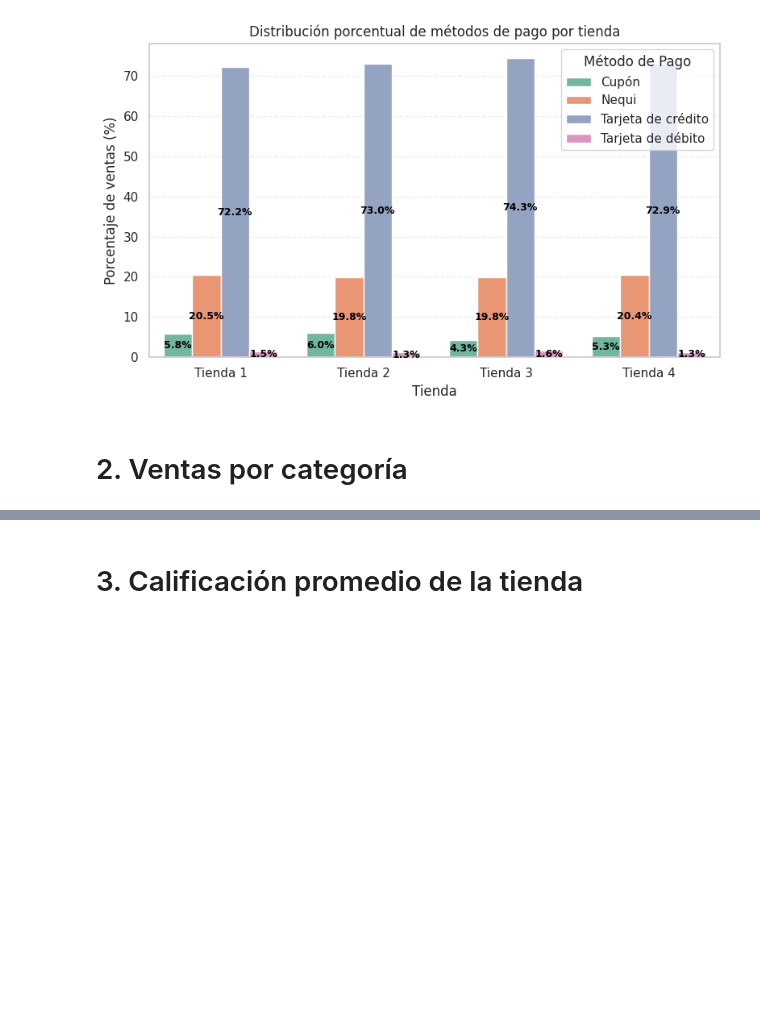
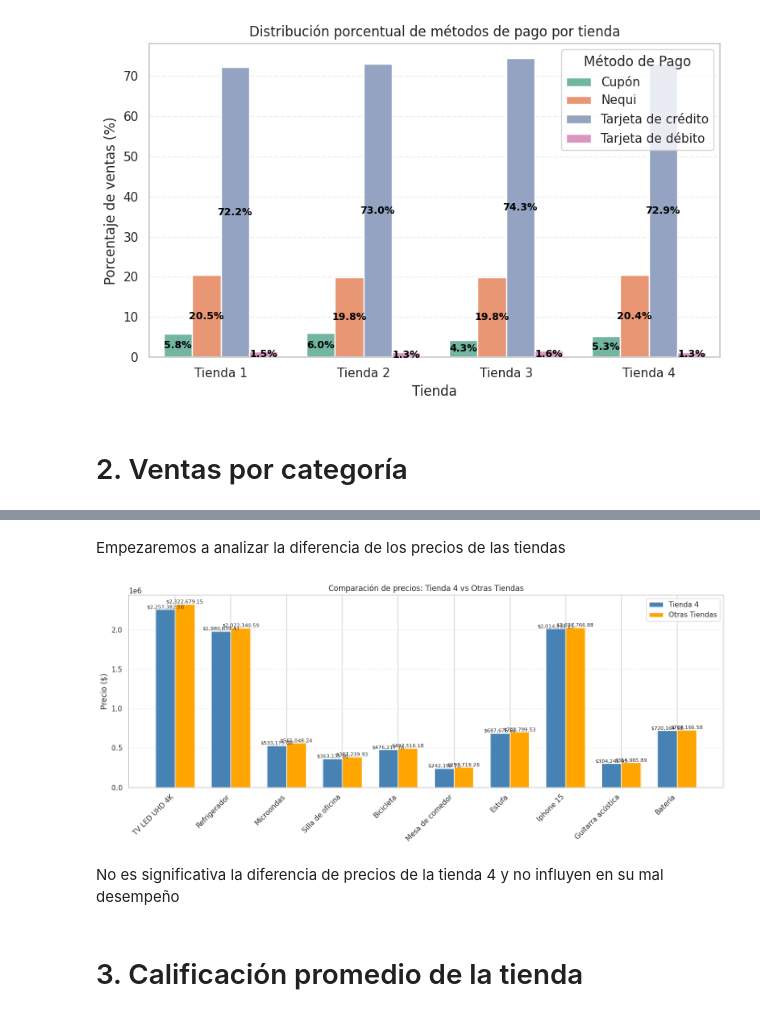
Before and after one commit to david125-cmd/python-data-science-challenge-alura-store, a Jupyter notebook: AluraStoreLatam.ipynb, the cells around one changed output, grey strips where cells are left out. Cells and saved outputs as stored; diff of their text form; code cells hidden in the pictures; blank space fills up the shorter version.

```diff
--- a/AluraStoreLatam.ipynb
+++ b/AluraStoreLatam.ipynb
@@ -213,2 +436,43 @@ plt.show()
+# %% [markdown]
+Empezaremos a analizar la diferencia de los precios de las tiendas
+# %%
+import numpy as np
+#Realizamos una grafica para visualizar mejor la diferencia de precios
+comparacion_t4['Producto'] = comparacion_t4['Producto'].astype(str)
+comparacion_t4['Precio Tienda 4'] = comparacion_t4['Precio']
+comparacion_t4['Precio Promedio Otras'] = comparacion_t4['Precio Promedio Otras Tiendas']
+
+top10 = comparacion_t4.sort_values('Diferencia ($)', ascending=False).head(10)
+
+
+productos = top10['Producto']
+x = np.arange(len(productos))
+width = 0.35
+
+fig, ax = plt.subplots(figsize=(14, 6))
+b1 = ax.bar(x - width/2, top10['Precio Tienda 4'], width, label='Tienda 4', color='steelblue')
+b2 = ax.bar(x + width/2, top10['Precio Promedio Otras'], width, label='Otras Tiendas', color='orange')
+
+for bar in b1:
+    height = bar.get_height()
+    ax.text(bar.get_x() + bar.get_width()/2, height + 1, f"${height:,.2f}", ha='center', va='bottom', fontsize=8)
+
+for bar in b2:
+    height = bar.get_height()
+    ax.text(bar.get_x() + bar.get_width()/2, height + 1, f"${height:,.2f}", ha='center', va='bottom', fontsize=8)
+
+
+ax.set_ylabel('Precio ($)')
+ax.set_title('Comparación de precios: Tienda 4 vs Otras Tiendas')
+ax.set_xticks(x)
+ax.set_xticklabels(productos, rotation=45, ha='right')
+ax.legend()
+ax.grid(axis='y', linestyle='--', alpha=0.3)
+plt.tight_layout()
+plt.show()
+# %% [output]
+[figure, added]
+# %% [markdown]
+No es significativa la diferencia de precios de la tienda 4 y no influyen en su mal desempeño
 # %% [markdown]
 # 3. Calificación promedio de la tienda
```
Also changed, not shown: parts of 36 cells of this notebook.
